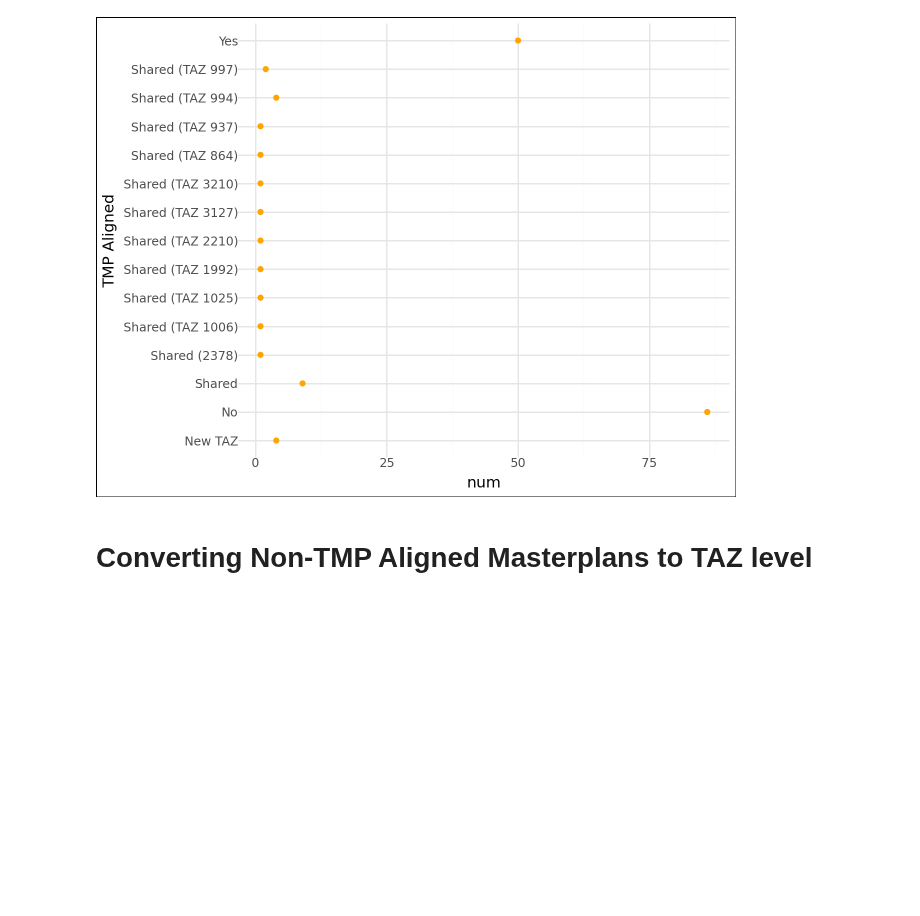
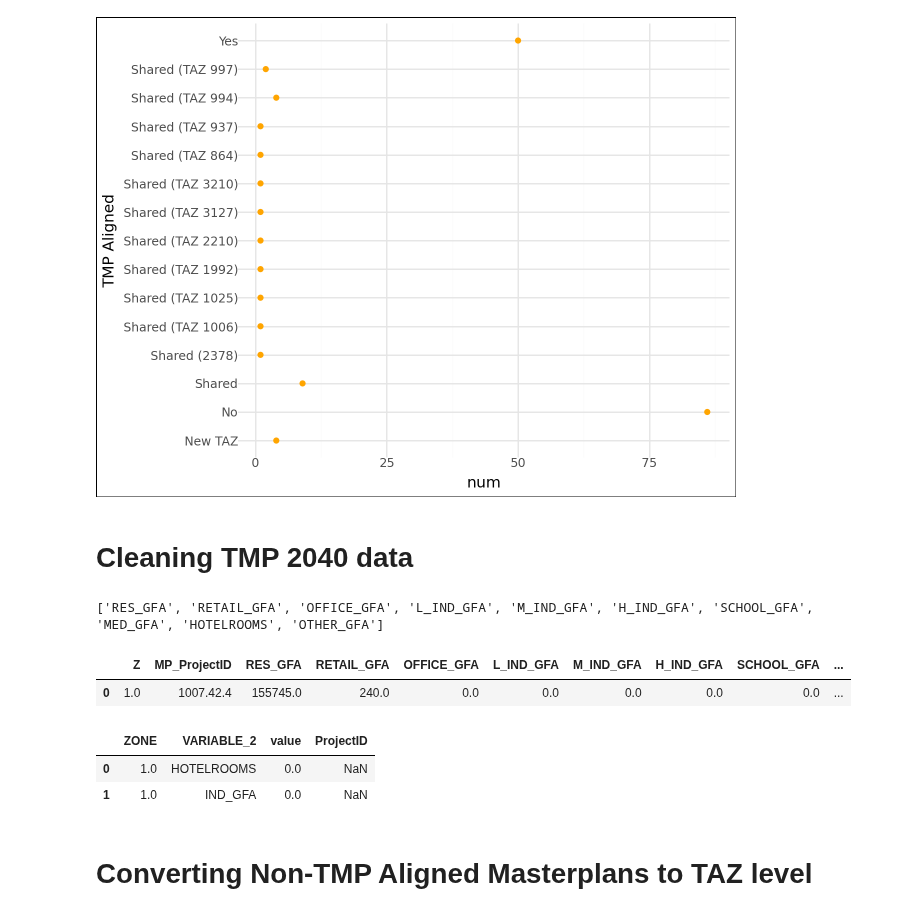
Before and after one commit to BuroHappoldLegacySoup/PlanCapitalLandModel, a Jupyter notebook: Module 1 Masterplan to TAZ Allocation.ipynb, the cells around one changed output. Saved outputs shown, nothing was run; the diff lists cells and outputs as text; code cells hidden in the pictures; blank space fills up the shorter version.

```diff
--- a/Module 1 Masterplan to TAZ Allocation.ipynb
+++ b/Module 1 Masterplan to TAZ Allocation.ipynb
@@ -147,6 +145,40 @@ See the caveats in the documentation: https://pandas.pydata.org/pandas-docs/stab
  p9.theme(plot_background= p9.element_rect(fill = 'white')))
 # %% [output]
 [figure]
+# %% [markdown]
+# Cleaning TMP 2040 data
+# %%
+# Creating list to select floorspace types from the TMP 2040 dataset
+tmp_2040_floorspace_types = pd.read_csv('taxonomy_crosswalks.csv')
+tmp_2040_floorspace_types = tmp_2040_floorspace_types[tmp_2040_floorspace_types['CROSSWALK'] == 'TMP 2040 to Summary 2040 land uses']
+tmp_2040_floorspace_types = tmp_2040_floorspace_types['VARIABLE_1'].tolist()
+print(tmp_2040_floorspace_types)
+# %% [output]
+['RES_GFA', 'RETAIL_GFA', 'OFFICE_GFA', 'L_IND_GFA', 'M_IND_GFA', 'H_IND_GFA', 'SCHOOL_GFA', 'MED_GFA', 'HOTELROOMS', 'OTHER_GFA']
+# %%
+# Creating dataframe that contains areas based on the TMP 2040 dataset
+
+tmp_2040_areas = tmp_2040_input.copy()
+tmp_2040_areas = tmp_2040_areas[tmp_2040_floorspace_types]
+tmp_2040_areas = pd.concat([tmp_2040_input[['Z','MP_ProjectID']],tmp_2040_areas],axis = 1)
+tmp_2040_areas = tmp_2040_areas[~tmp_2040_areas['Z'].isna()]
+tmp_2040_areas.head(1)
+# %% [output]
+|  | Z | MP_ProjectID | RES_GFA | RETAIL_GFA | OFFICE_GFA | L_IND_GFA | M_IND_GFA | H_IND_GFA | SCHOOL_GFA | ... |
+| 0 | 1.0 | 1007.42.4 | 155745.0 | 240.0 | 0.0 | 0.0 | 0.0 | 0.0 | 0.0 | ... |
+# %%
+# Shifting dataframe containing areas based on the TMP 2040 data across to the summary TMP land uses
+
+tmp_2040_areas_long_summary = tmp_2040_areas.melt(id_vars= ['Z','MP_ProjectID']).rename({'variable':'VARIABLE_1'},axis = 1)
+tmp_2040_areas_long_summary = tmp_2040_areas_long_summary.merge(tmp_summary_crosswalk,how = 'left',on = 'VARIABLE_1')
+tmp_2040_areas_long_summary = tmp_2040_areas_long_summary.groupby(['Z','VARIABLE_2'])['value'].agg('sum').reset_index().rename({'Z':'ZONE'},axis =1)
+tmp_2040_areas_long_summary = tmp_2040_areas_long_summary.merge(mp_taz_map,how= 'left',on = 'ZONE')
+tmp_2040_areas_long_summary = tmp_2040_areas_long_summary.rename({'masterplan_projectid':'ProjectID'},axis = 1)
+tmp_2040_areas_long_summary.head(2)
+# %% [output]
+|  | ZONE | VARIABLE_2 | value | ProjectID |
+| 0 | 1.0 | HOTELROOMS | 0.0 | NaN |
+| 1 | 1.0 | IND_GFA | 0.0 | NaN |
 # %% [markdown]
 # Converting Non-TMP Aligned Masterplans to TAZ level
 # %%
```
Also changed, not shown: parts of 7 cells of this notebook.
